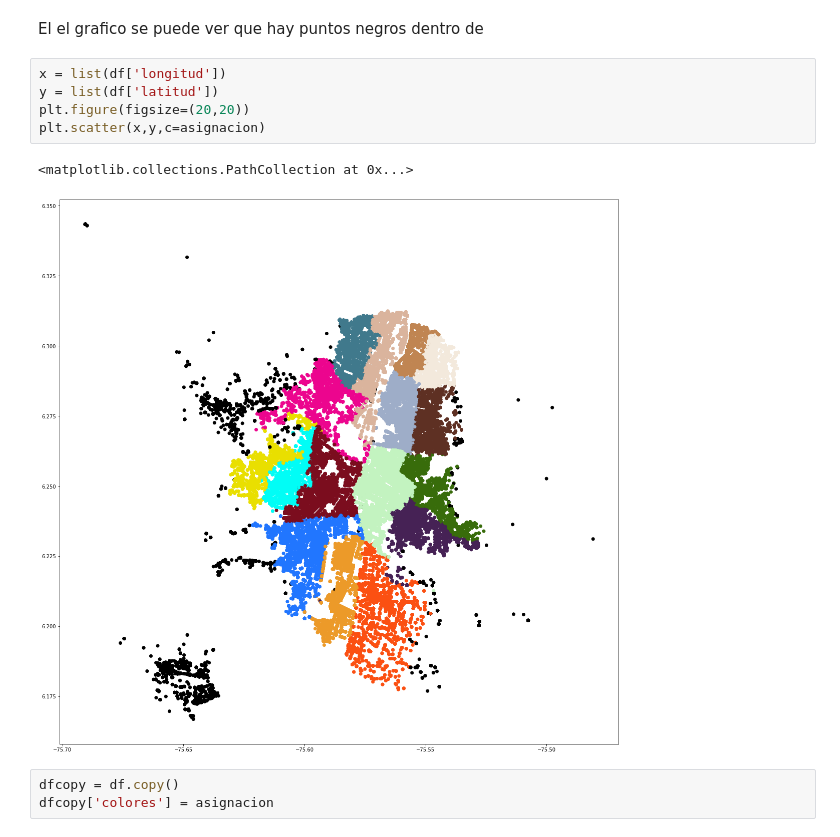
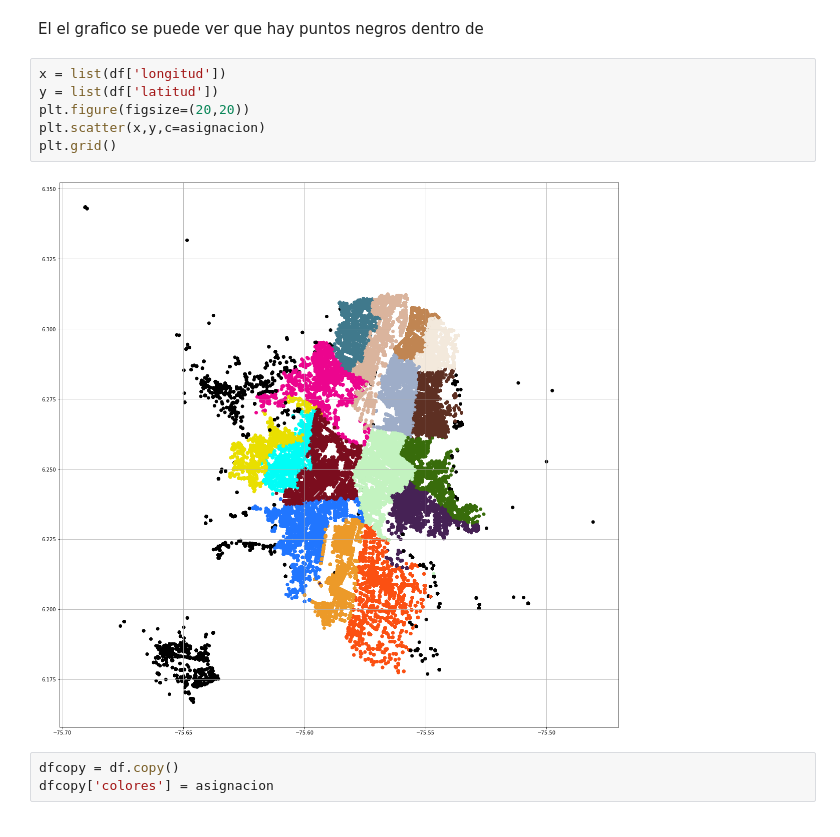
Before and after one commit to cdbolivarz/-Accidentality_Predictions_Medellin, a Jupyter notebook: Limpieza__y_formato.ipynb, the cells around one changed output. Saved outputs shown, nothing was run; the diff lists cells and outputs as text.

```diff
--- a/Limpieza__y_formato.ipynb
+++ b/Limpieza__y_formato.ipynb
@@ -364,11 +354,11 @@ El el grafico se puede ver que hay puntos negros dentro de
 # %%
 x = list(df['longitud'])
 y = list(df['latitud'])
 plt.figure(figsize=(20,20))
 plt.scatter(x,y,c=asignacion)
+plt.grid()
 # %% [output]
-<matplotlib.collections.PathCollection at 0x...>
-[figure, old version]
+[figure, new version]
 # %%
 dfcopy = df.copy()
 dfcopy['colores'] = asignacion
```
Also changed, not shown: parts of 20 cells of this notebook.
